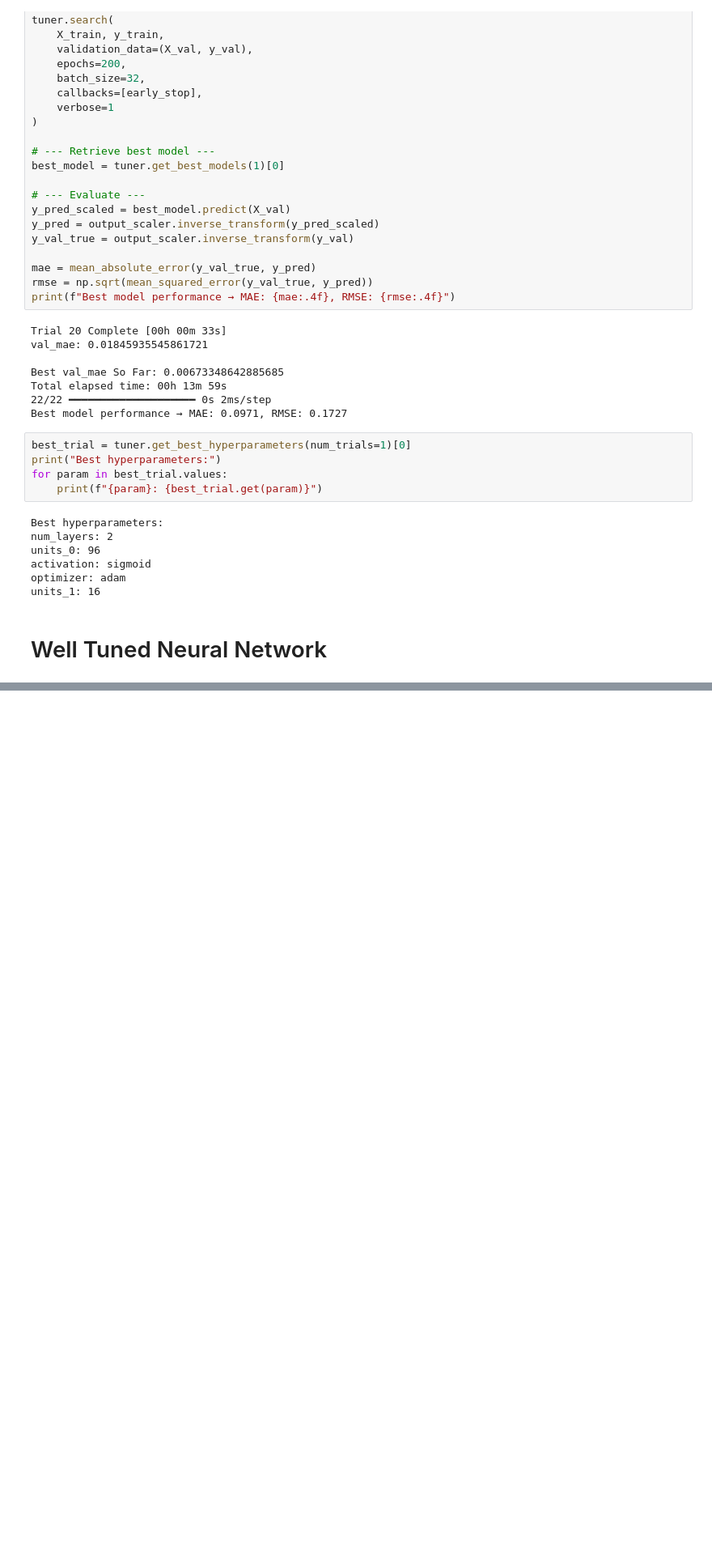
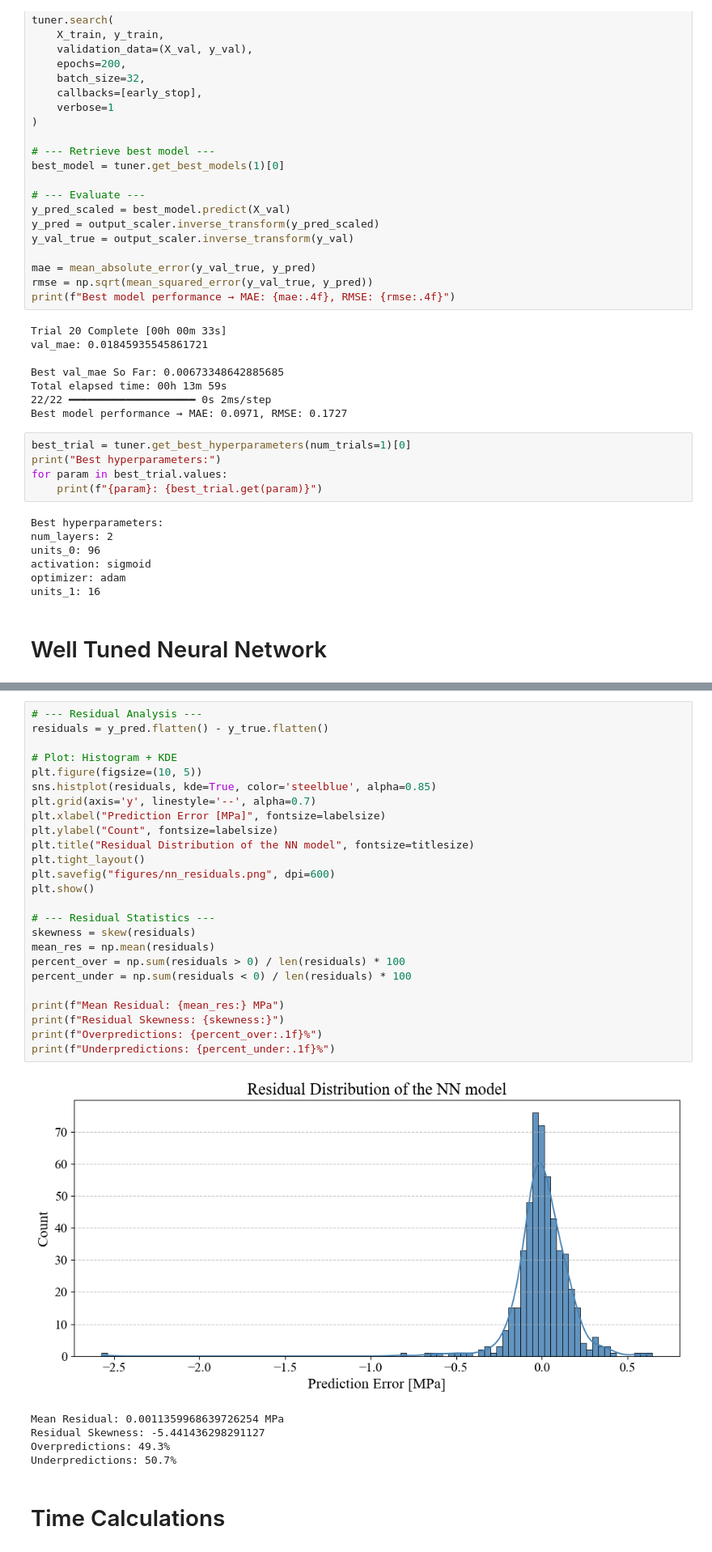
Before and after one commit to hug0kopter/MECH0107, a Jupyter notebook: CW2/Post Processing/CW_2.ipynb, the cells around one changed output, grey strips where cells are left out. Shown at 81% size. Cells and saved outputs as stored; diff of their text form; blank space fills up the shorter version.

```diff
--- a/CW2/Post Processing/CW_2.ipynb
+++ b/CW2/Post Processing/CW_2.ipynb
@@ -919,0 +868,33 @@ Model and scalers saved to 'models/' folder.
+# %%
+# --- Residual Analysis ---
+residuals = y_pred.flatten() - y_true.flatten()
+
+# Plot: Histogram + KDE
+plt.figure(figsize=(10, 5))
+sns.histplot(residuals, kde=True, color='steelblue', alpha=0.85)
+plt.grid(axis='y', linestyle='--', alpha=0.7)
+plt.xlabel("Prediction Error [MPa]", fontsize=labelsize)
+plt.ylabel("Count", fontsize=labelsize)
+plt.title("Residual Distribution of the NN model", fontsize=titlesize)
+plt.tight_layout()
+plt.savefig("figures/nn_residuals.png", dpi=600)
+plt.show()
+
+# --- Residual Statistics ---
+skewness = skew(residuals)
+mean_res = np.mean(residuals)
+percent_over = np.sum(residuals > 0) / len(residuals) * 100
+percent_under = np.sum(residuals < 0) / len(residuals) * 100
+
+print(f"Mean Residual: {mean_res:} MPa")
+print(f"Residual Skewness: {skewness:}")
+print(f"Overpredictions: {percent_over:.1f}%")
+print(f"Underpredictions: {percent_under:.1f}%")
+# %% [output]
+[figure, added]
+Mean Residual: 0.0011359968639726254 MPa
+Residual Skewness: -5.441436298291127
+Overpredictions: 49.3%
+Underpredictions: 50.7%
+# %% [markdown]
+# Time Calculations
```
Also changed, not shown: parts of 17 cells of this notebook, 11 other files.
